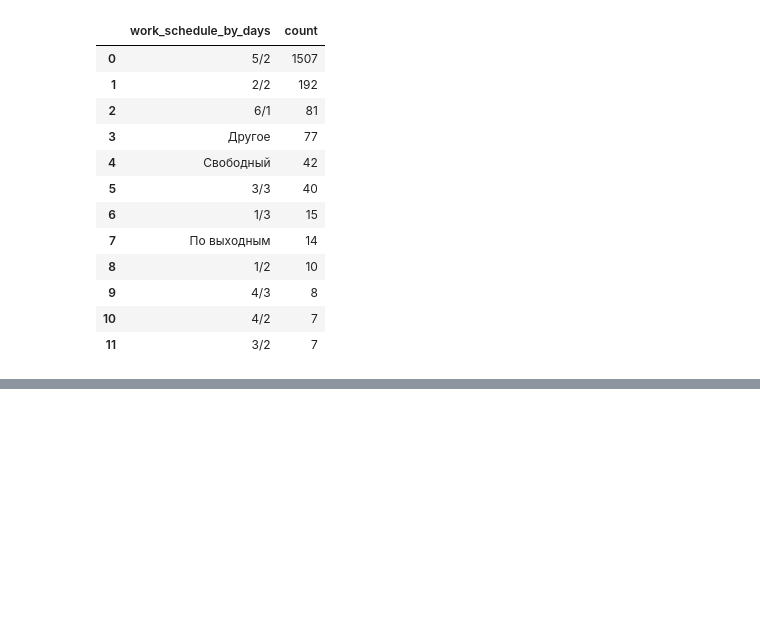
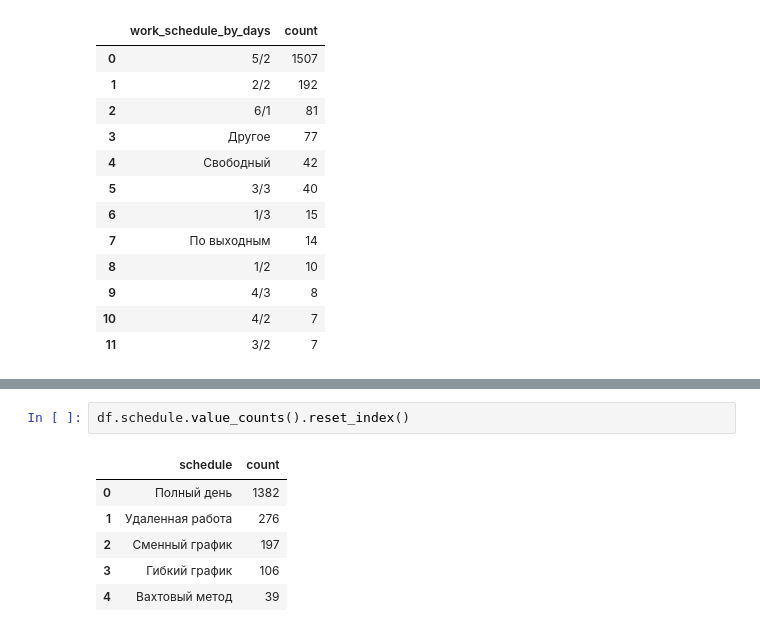
Before and after one commit to AAndryanov/hh.ru-API, a Jupyter notebook: hhru.ipynb, the cells around one changed output, grey strips where cells are left out. Cells and saved outputs as stored; diff of their text form; blank space fills up the shorter version.

```diff
--- a/hhru.ipynb
+++ b/hhru.ipynb
@@ -605,0 +642,9 @@ fig2.show(config={'displayModeBar': False})
+# %%
+df.schedule.value_counts().reset_index()
+# %% [output]
+|  | schedule | count |
+| 0 | Полный день | 1382 |
+| 1 | Удаленная работа | 276 |
+| 2 | Сменный график | 197 |
+| 3 | Гибкий график | 106 |
+| 4 | Вахтовый метод | 39 |
```
Also changed, not shown: parts of 5 cells of this notebook.
